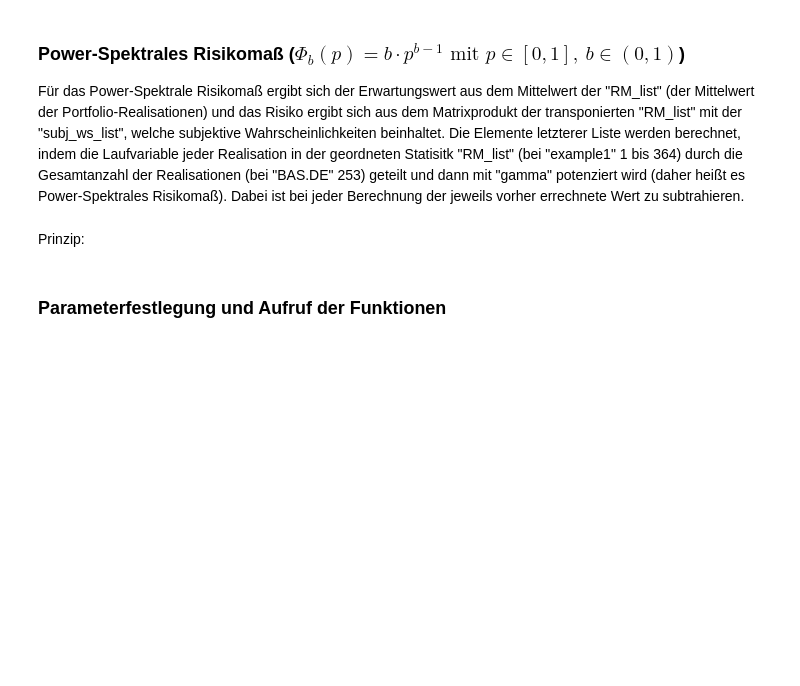
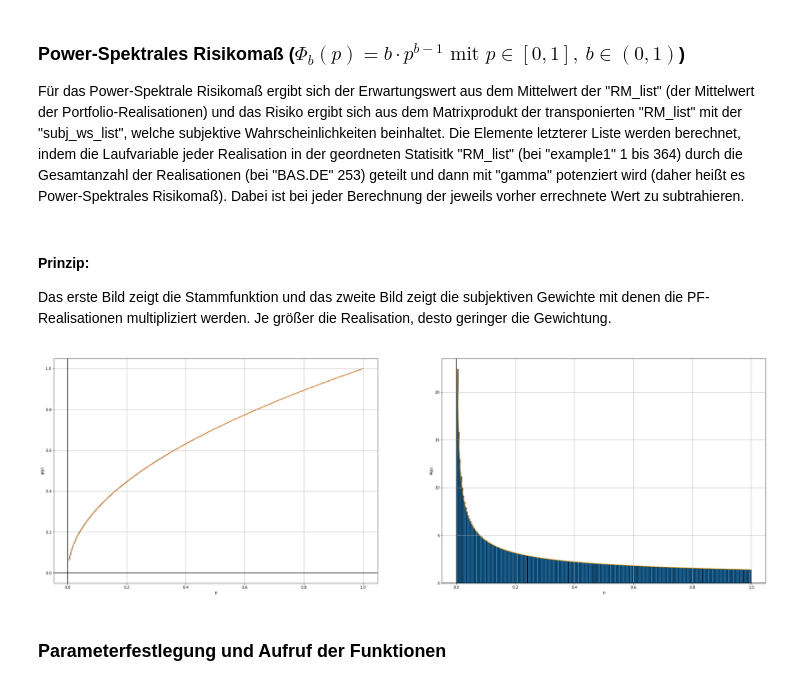
Before and after one commit to trh0ly/risk, a Jupyter notebook: Historische Simulation versus Varianz-Kovarianz-Methode.ipynb, the cells around one changed output. Cells and saved outputs as stored; diff of their text form; code cells hidden in the pictures; blank space fills up the shorter version.

```diff
--- a/Historische Simulation versus Varianz-Kovarianz-Methode.ipynb
+++ b/Historische Simulation versus Varianz-Kovarianz-Methode.ipynb
@@ -330,18 +456,21 @@ def power(liste, gamma):
     print('|' + centered('Das Risiko beträgt: ' + str(risk) + '.') + '| ')
     print('#' + SCREEN_WIDTH * '-' + '#')
-# %% [markdown]
-Prinzip:
+# %% [markdown]
+#### Prinzip:
+Das erste Bild zeigt die Stammfunktion und das zweite Bild zeigt die subjektiven Gewichte mit denen die PF-Realisationen multipliziert werden.
+Je größer die Realisation, desto geringer die Gewichtung.
 # %%
 ##########################################################################
 #-------------------------------------------------------------------------
 
-RM_list = sorted(values_PF)
 gamma = 0.5
 
 #-------------------------------------------------------------------------
 ##########################################################################
 
-prinzip.prinzip(gamma, RM_list)
+prinzip.prinzip(gamma, values_PF)
+# %% [output]
+[figure, added]
 # %% [markdown]
 ### Parameterfestlegung und Aufruf der Funktionen
 # %%
```
Also changed, not shown: parts of 25 cells of this notebook, 2 other files.
